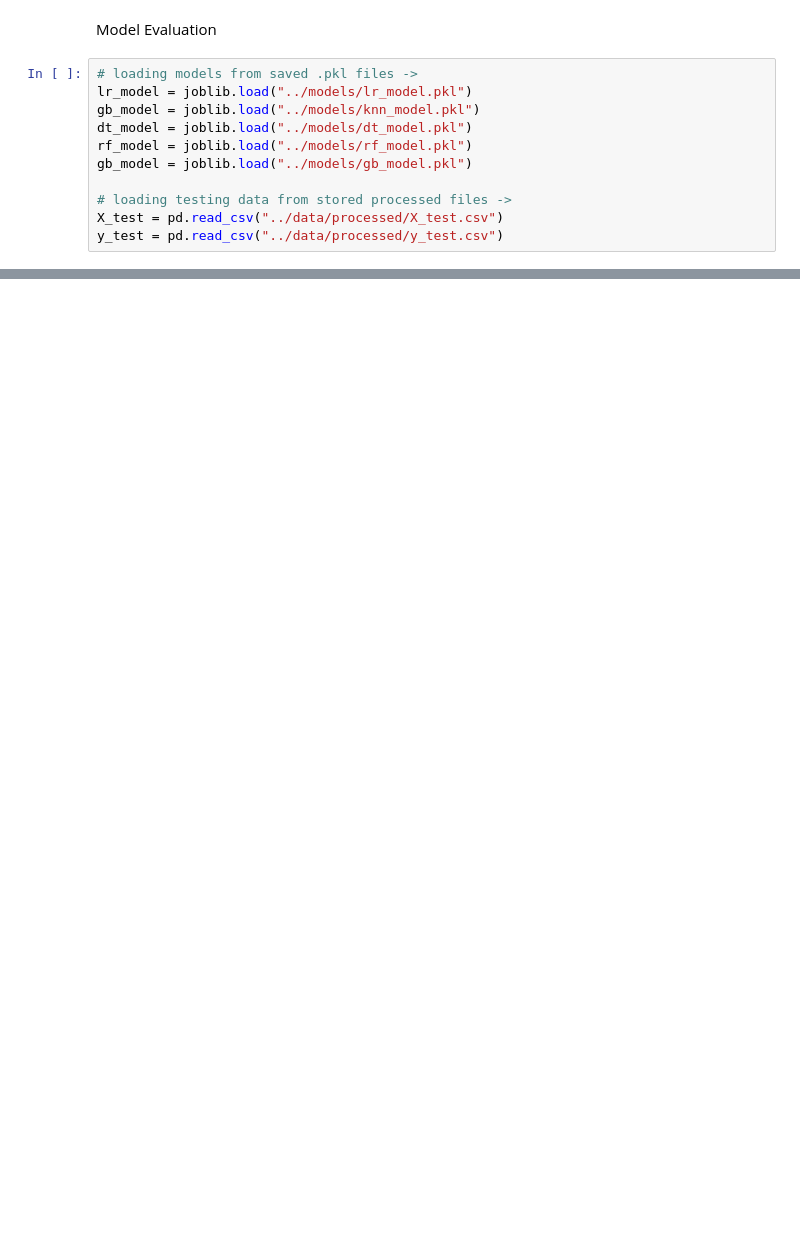
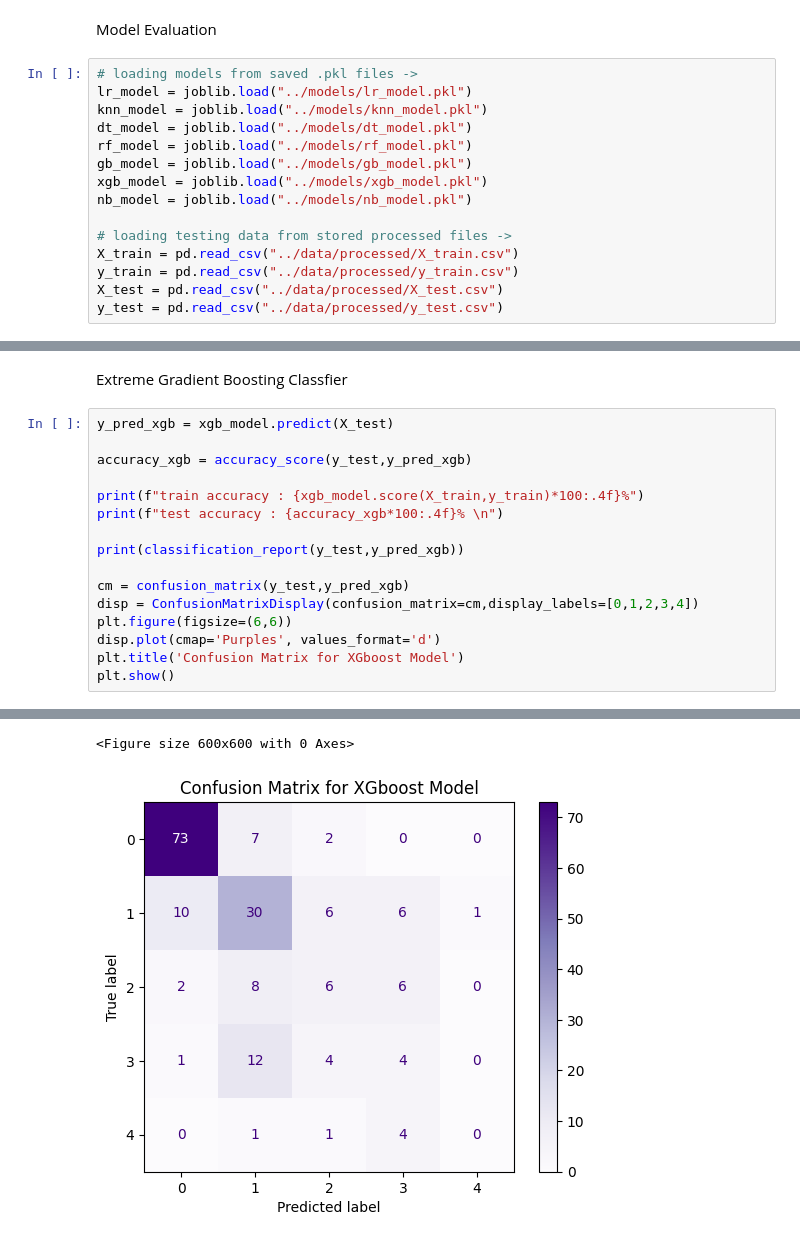
Before and after one commit to royalmaddy07/heart-disease-prediction, a Jupyter notebook: notebooks/04_modelEvaluation.ipynb, the cells around one changed output, grey strips where cells are left out. Saved outputs shown, nothing was run; the diff lists cells and outputs as text; blank space fills up the shorter version.

Commit message:
completed modelEvaluation

```diff
--- a/notebooks/04_modelEvaluation.ipynb
+++ b/notebooks/04_modelEvaluation.ipynb
@@ -12,12 +18,16 @@ Model Evaluation
 # %%
 # loading models from saved .pkl files ->
 lr_model = joblib.load("../models/lr_model.pkl")
-gb_model = joblib.load("../models/knn_model.pkl")
+knn_model = joblib.load("../models/knn_model.pkl")
 dt_model = joblib.load("../models/dt_model.pkl")
 rf_model = joblib.load("../models/rf_model.pkl")
 gb_model = joblib.load("../models/gb_model.pkl")
+xgb_model = joblib.load("../models/xgb_model.pkl")
+nb_model = joblib.load("../models/nb_model.pkl")
 
 # loading testing data from stored processed files ->
+X_train = pd.read_csv("../data/processed/X_train.csv")
+y_train = pd.read_csv("../data/processed/y_train.csv")
 X_test = pd.read_csv("../data/processed/X_test.csv")
 y_test = pd.read_csv("../data/processed/y_test.csv")
 # %% [markdown]
@@ -173,3 +193,22 @@ accuracy : 55.9783%
 weighted avg       0.56      0.56      0.55       184
 <Figure size 600x600 with 0 Axes>
 [figure]
+# %% [markdown]
+Extreme Gradient Boosting Classfier
+# %%
+y_pred_xgb = xgb_model.predict(X_test)
+
+accuracy_xgb = accuracy_score(y_test,y_pred_xgb)
+
+print(f"train accuracy : {xgb_model.score(X_train,y_train)*100:.4f}%")
+print(f"test accuracy : {accuracy_xgb*100:.4f}% \n")
+
+print(classification_report(y_test,y_pred_xgb))
+
+cm = confusion_matrix(y_test,y_pred_xgb)
+disp = ConfusionMatrixDisplay(confusion_matrix=cm,display_labels=[0,1,2,3,4])
+plt.figure(figsize=(6,6))
+disp.plot(cmap='Purples', values_format='d')
+plt.title('Confusion Matrix for XGboost Model')
+plt.show()
+# %% [output]
@@ -175,0 +229,2 @@ weighted avg       0.56      0.56      0.55       184
+<Figure size 600x600 with 0 Axes>
+[figure, added]
```
Also changed, not shown: parts of 14 cells of this notebook, 8 other files.
